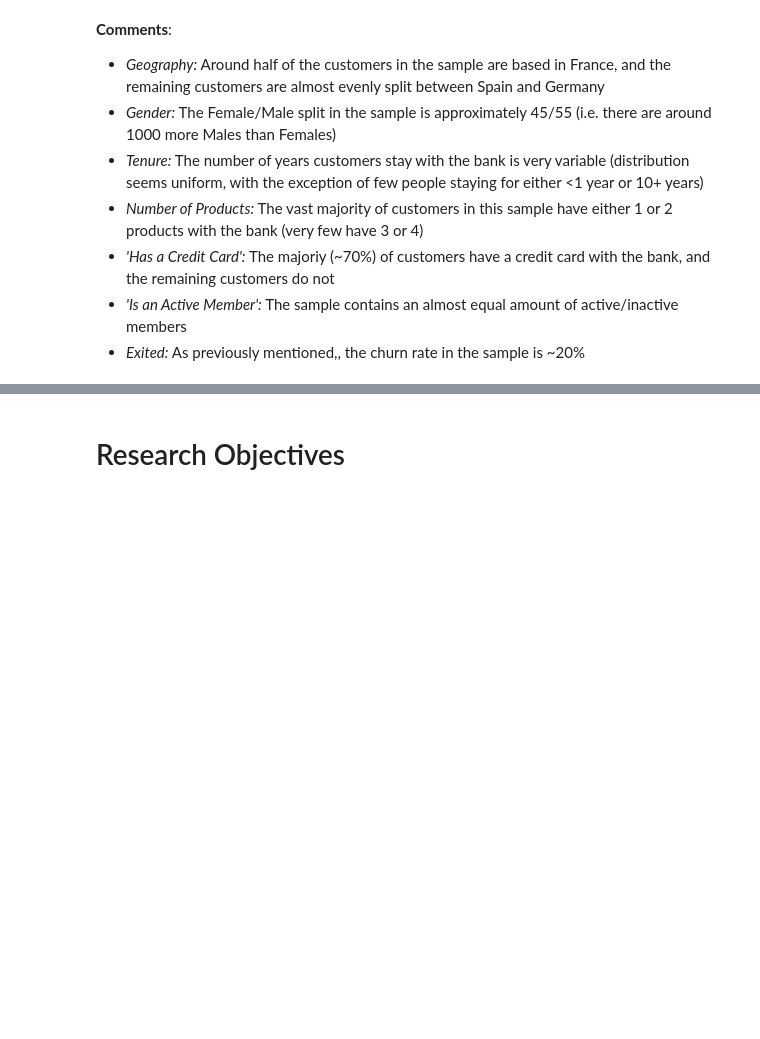
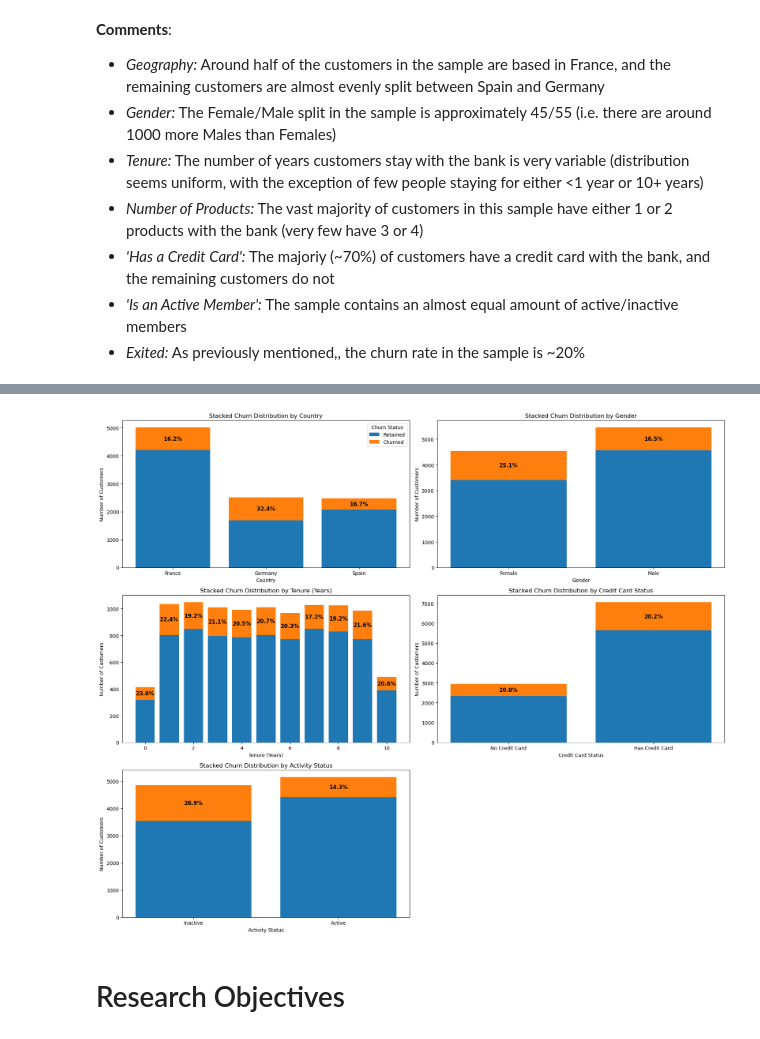
Before and after one commit to david-boules/Customer-Churn-Analysis, a Jupyter notebook: data-analysis.ipynb, the cells around one changed output, grey strips where cells are left out. Saved outputs shown, nothing was run; the diff lists cells and outputs as text; code cells hidden in the pictures; blank space fills up the shorter version.

```diff
--- a/data-analysis.ipynb
+++ b/data-analysis.ipynb
@@ -224,3 +244,67 @@ plt.show()
+# %%
+palette = {0: '#1f77b4', 1: '#ff7f0e'}
+categorical_vars = ["Geography", "Gender", "Tenure", "HasCrCard", "IsActiveMember"]
+var_labels = {
+    "Geography": "Country",
+    "Gender": "Gender",
+    "Tenure": "Tenure (Years)",
+    "HasCrCard": "Credit Card Status",
+    "IsActiveMember": "Activity Status"
+}
+xtick_map = {
+    "HasCrCard": {0: "No Credit Card", 1: "Has Credit Card"},
+    "IsActiveMember": {0: "Inactive", 1: "Active"}
+}
+
+# Create figure and axes
+fig, axes = plt.subplots(3, 2, figsize=(18, 15))
+axes = axes.flatten()
+
+for i, var in enumerate(categorical_vars):
+    ax = axes[i]
+
+    # Group data
+    churn_counts = df.groupby([var, "Exited"]).size().unstack().fillna(0)
+    churn_counts.columns = ['Retained', 'Churned']
+    churn_counts = churn_counts.sort_index()
+
+    # Plot stacked bars
+    ax.bar(churn_counts.index, churn_counts['Retained'], label='Retained', color=palette[0])
+    ax.bar(churn_counts.index, churn_counts['Churned'], bottom=churn_counts['Retained'], label='Churned', color=palette[1])
+
+    # Axis titles
+    ax.set_title(f"Stacked Churn Distribution by {var_labels.get(var, var)}")
+    ax.set_xlabel(var_labels.get(var, var))
+    ax.set_ylabel("Number of Customers")
+
+    # Apply custom tick labels
+    if var in xtick_map:
+        ax.set_xticks(range(len(churn_counts.index)))
+        ax.set_xticklabels([xtick_map[var].get(val, str(val)) for val in churn_counts.index])
+
+    # Annotate with churn percentages
+    churn_percent = churn_counts['Churned'] / churn_counts.sum(axis=1) * 100
+    for j, idx in enumerate(churn_counts.index):
+        retained = churn_counts.loc[idx, 'Retained']
+        churned = churn_counts.loc[idx, 'Churned']
+        pct = churn_percent[idx]
+        ax.text(
+            j, retained + churned / 2, f"{pct:.1f}%",
+            ha='center', va='center', color='black', fontsize=11, fontweight='bold'
+        )
+
+# Turn off any unused subplots
+if len(categorical_vars) < len(axes):
+    for j in range(len(categorical_vars), len(axes)):
+        axes[j].axis("off")
+
+# Add legend once
+axes[0].legend(title="Churn Status")
+
+plt.tight_layout()
+plt.show()
+# %% [output]
+[figure, added]
 # %% [markdown]
 # Research Objectives
 # %% [markdown]
```
Also changed, not shown: parts of 29 cells of this notebook.
